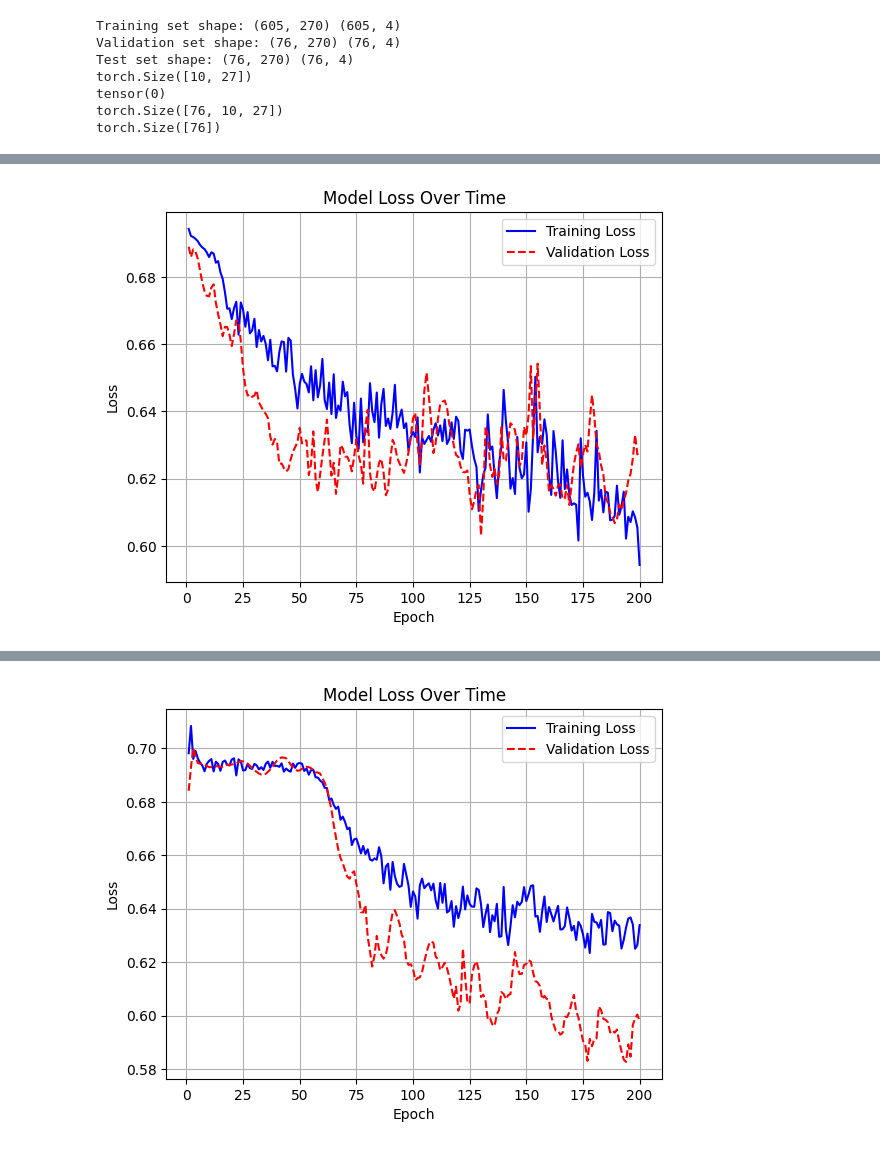
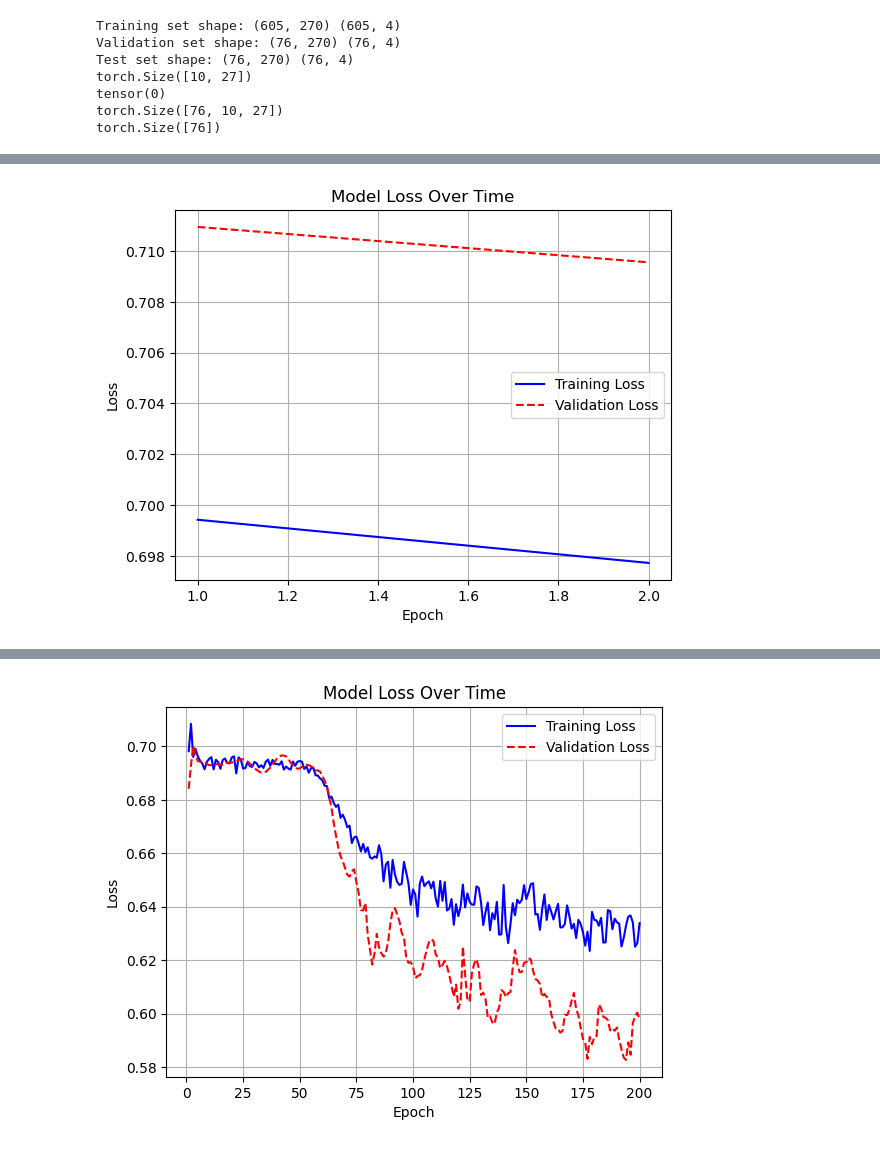
Before and after one commit to eric-fey-hus/ukko, a Jupyter notebook: Example_AML_test.ipynb, the cells around one changed output, grey strips where cells are left out. Saved outputs shown, nothing was run; the diff lists cells and outputs as text; code cells hidden in the pictures.

Commit message:
Modularized DualAttentionClassifie21, added option for multiple labels

```diff
--- a/Example_AML_test.ipynb
+++ b/Example_AML_test.ipynb
@@ -419,6 +419,7 @@ tensor(0)
 torch.Size([76, 10, 27])
 torch.Size([76])
 # %%
+importlib.reload(ukko)
 importlib.reload(ukko.data)
 importlib.reload(ukko.core)
 importlib.reload(ukko.test)
@@ -436,24 +437,21 @@ timepoints = dataset_train.timepoints.shape[0]
 print(n_features)
 print(timepoints)
 
+# Quick data for testing
+dataset_train = CustomDataset(X_train, y_train)
+train_loader = DataLoader(dataset_train, batch_size=64, shuffle=True)
+
 # Initialize model
-# model = ukko.core.DualAttentionModel(
-#     n_features=n_features,
-#     time_steps=timepoints,
-#     d_model=128,
-#     n_heads=8,
-#     dropout=0.1,
-#     n_modules=1,
-# )
-
 # DualAttentionClassifier(self, n_features, time_steps, n_classes, d_model=128, n_heads=8, dropout=0.1)
 model = ukko.core.DualAttentionClassifier1(
     n_features=n_features,
     time_steps=timepoints,
+    n_labels=1,  # 2-year surival
     n_classes=2, # 2 classes: 0=alive, 1=death
-    d_model=32,
+    d_model=8,
     n_heads=4,
     dropout=0.2,
+    n_modules=2
 )
 
 def train_sine_model(model, train_loader, val_loader, epochs=100, lr=0.001, device='cpu', verbose=True):
@@ -482,12 +480,14 @@ def train_sine_model(model, train_loader, val_loader, epochs=100, lr=0.001, devi
             output, _, _ = model(x)
             #print(f"Output: {output.shape}")
             #print(f"Type: {output.dtype}")
+
+            # Squeeze n_labels dimension since we only have one label
+            output = output.squeeze(1)  # Shape: [batch_size, n_classes]
+
             #loss = criterion(output, y[:, :, 0])  # Compare with first time step of prediction
             loss = criterion(output, y)  # y is only one timepoint 5 or 4 steps ahead
-
             loss.backward()
             optimizer.step()
-
             train_loss += loss.item()
 
         # Validation
@@ -496,7 +496,9 @@ def train_sine_model(model, train_loader, val_loader, epochs=100, lr=0.001, devi
         with torch.no_grad():
             for x, y in val_loader:
                 x, y = x.float().to(device), y.long().to(device)
-                output, _, _ = model(x)
+                output, _, _ = model(x)     # Shape: [batch_size, n_labels, n_classes]
+                # Becasue only 1 label:
+                output = output.squeeze(1)  # Shape: [batch_size, n_classes]
                 #val_loss += criterion(output, y[:, :, 0]).item()
                 val_loss += criterion(output, y).item()
 
@@ -519,7 +521,8 @@ def train_sine_model(model, train_loader, val_loader, epochs=100, lr=0.001, devi
             torch.save(model.state_dict(), 'best_sine_model.pt')
 
 # Train the model
-train_sine_model(model, train_loader, val_loader, epochs=200, device='cuda')
+device = torch.device('cuda' if torch.cuda.is_available() else 'cpu')
+train_sine_model(model, train_loader, val_loader, epochs=2, device=device)
 history1 = history
 
 # Visualize training
@@ -549 +538 @@ Epoch 191/200, Train Loss: 0.6093, Val Loss: 0.6123
-[figure, old version]
+[figure, new version]
```
Also changed, not shown: parts of 3 cells of this notebook, 6 other files.
